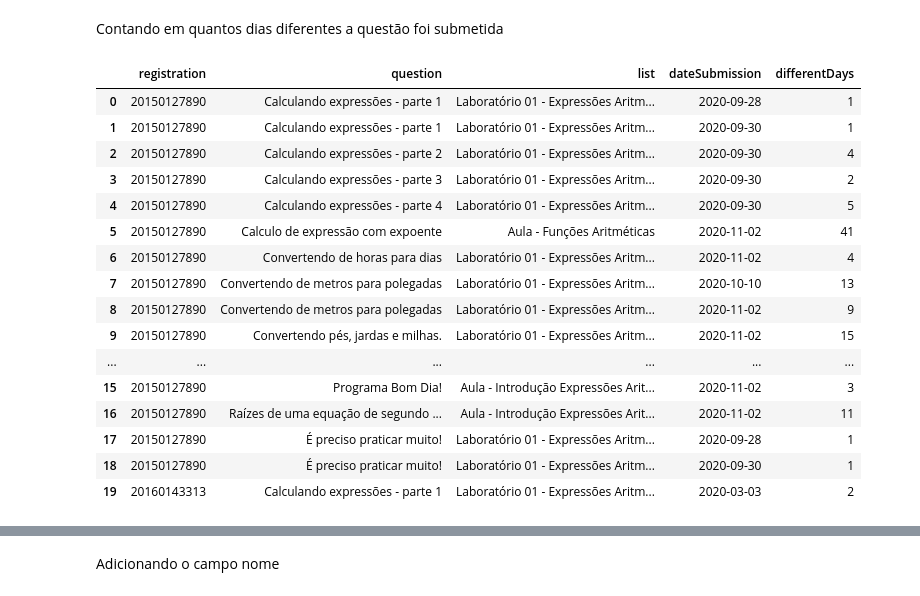
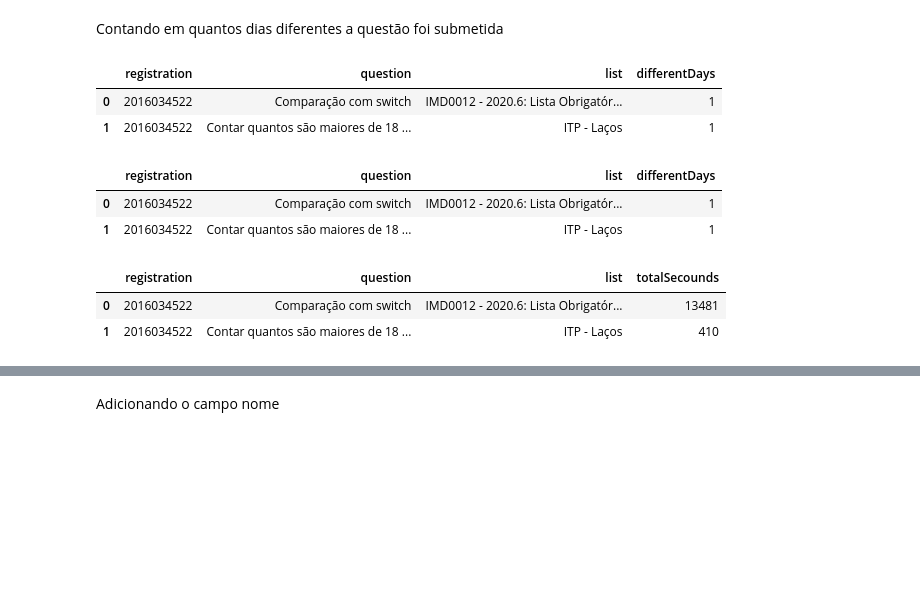
Before and after one commit to vilsonrodrigues/Projeto_Orientacao_Academica_LoP, a Jupyter notebook: Projeto_Orientacao_Academica_LoP.ipynb, the cells around one changed output, grey strips where cells are left out. Drawn from its saved outputs; the diff is of its cells as text; code cells hidden in the pictures; blank space fills up the shorter version.

```diff
--- a/Projeto_Orientacao_Academica_LoP.ipynb
+++ b/Projeto_Orientacao_Academica_LoP.ipynb
@@ -297,3 +276,0 @@ lop.graph_performance_student_list_test(df_performance_list,'list')
-# %%
-http = urllib3.PoolManager()
-req3 = http.request('GET',url3)
@@ -302,8 +276,0 @@ req3.data
-# %%
-http = urllib3.PoolManager()
-req2 = http.request('POST',url2,
-                    body=json.dumps(data),
-    headers={'Content-Type': 'application/json'})
-# %%
-http = urllib3.PoolManager()
-req3 = http.request('GET',url3)
@@ -1219,0 +1203,3 @@ Name: list, dtype: int64
+# %%
+df_without_duplicates = df_submission[df_submission["timeInSecounds"] > 0].drop(['environment','hitPercentage','timeConsuming','createdAt','timeInSecounds','char_change_number'], axis=1).drop_duplicates()
+df_without_duplicates.head(2)
@@ -1220,23 +1210,9 @@ Name: list, dtype: int64
 # %% [markdown]
 Contando em quantos dias diferentes a questão foi submetida
 # %%
-df_user_days = df_submission[df_submission["timeInSecounds"] > 0].groupby(['registration','question','list'])['dateSubmission'].value_counts().reset_index(name='differentDays')
-df_user_days.head(20)
+df_user_days = df_without_duplicates.groupby(['registration','question','list'])['dateSubmission'].count().reset_index(name='differentDays')
+df_user_days.head(2)
 # %% [output]
-|  | registration | question | list | dateSubmission | differentDays |
-| 0 | 20150127890 | Calculando expressões - parte 1 | Laboratório 01 - Expressões Aritm... | 2020-09-28 | 1 |
-| 1 | 20150127890 | Calculando expressões - parte 1 | Laboratório 01 - Expressões Aritm... | 2020-09-30 | 1 |
-| 2 | 20150127890 | Calculando expressões - parte 2 | Laboratório 01 - Expressões Aritm... | 2020-09-30 | 4 |
-| 3 | 20150127890 | Calculando expressões - parte 3 | Laboratório 01 - Expressões Aritm... | 2020-09-30 | 2 |
-| 4 | 20150127890 | Calculando expressões - parte 4 | Laboratório 01 - Expressões Aritm... | 2020-09-30 | 5 |
-| 5 | 20150127890 | Calculo de expressão com expoente | Aula - Funções Aritméticas | 2020-11-02 | 41 |
-| 6 | 20150127890 | Convertendo de horas para dias | Laboratório 01 - Expressões Aritm... | 2020-11-02 | 4 |
-| 7 | 20150127890 | Convertendo de metros para polegadas | Laboratório 01 - Expressões Aritm... | 2020-10-10 | 13 |
-| 8 | 20150127890 | Convertendo de metros para polegadas | Laboratório 01 - Expressões Aritm... | 2020-11-02 | 9 |
-| 9 | 20150127890 | Convertendo pés, jardas e milhas. | Laboratório 01 - Expressões Aritm... | 2020-11-02 | 15 |
-| ... | ... | ... | ... | ... | ... |
-| 15 | 20150127890 | Programa Bom Dia! | Aula - Introdução Expressões Arit... | 2020-11-02 | 3 |
-| 16 | 20150127890 | Raízes de uma equação de segundo ... | Aula - Introdução Expressões Arit... | 2020-11-02 | 11 |
-| 17 | 20150127890 | É preciso praticar muito! | Laboratório 01 - Expressões Aritm... | 2020-09-28 | 1 |
-| 18 | 20150127890 | É preciso praticar muito! | Laboratório 01 - Expressões Aritm... | 2020-09-30 | 1 |
-| 19 | 20160143313 | Calculando expressões - parte 1 | Laboratório 01 - Expressões Aritm... | 2020-03-03 | 2 |
+|  | registration | question | list | differentDays |
+| 0 | 2016034522 | Comparação com switch | IMD0012 - 2020.6: Lista Obrigatór... | 1 |
+| 1 | 2016034522 | Contar quantos são maiores de 18 ... | ITP - Laços | 1 |
@@ -1247,5 +1219,17 @@ df_submission[df_submission["timeInSecounds"] > 0].groupby(['registration','ques
 # %%
 df_user_secounds_days = pd.merge(df_user_secounds, df_user_days, on=['registration','question','list'])
+# %%
+df_user_days.head(2)
+# %% [output]
+|  | registration | question | list | differentDays |
+| 0 | 2016034522 | Comparação com switch | IMD0012 - 2020.6: Lista Obrigatór... | 1 |
+| 1 | 2016034522 | Contar quantos são maiores de 18 ... | ITP - Laços | 1 |
+# %%
+df_user_secounds.head(2)
+# %% [output]
+|  | registration | question | list | totalSecounds |
+| 0 | 2016034522 | Comparação com switch | IMD0012 - 2020.6: Lista Obrigatór... | 13481 |
+| 1 | 2016034522 | Contar quantos são maiores de 18 ... | ITP - Laços | 410 |
 # %%
 df_user_secounds_days.head(2)
 # %% [output]
```
Also changed, not shown: parts of 83 cells of this notebook.
